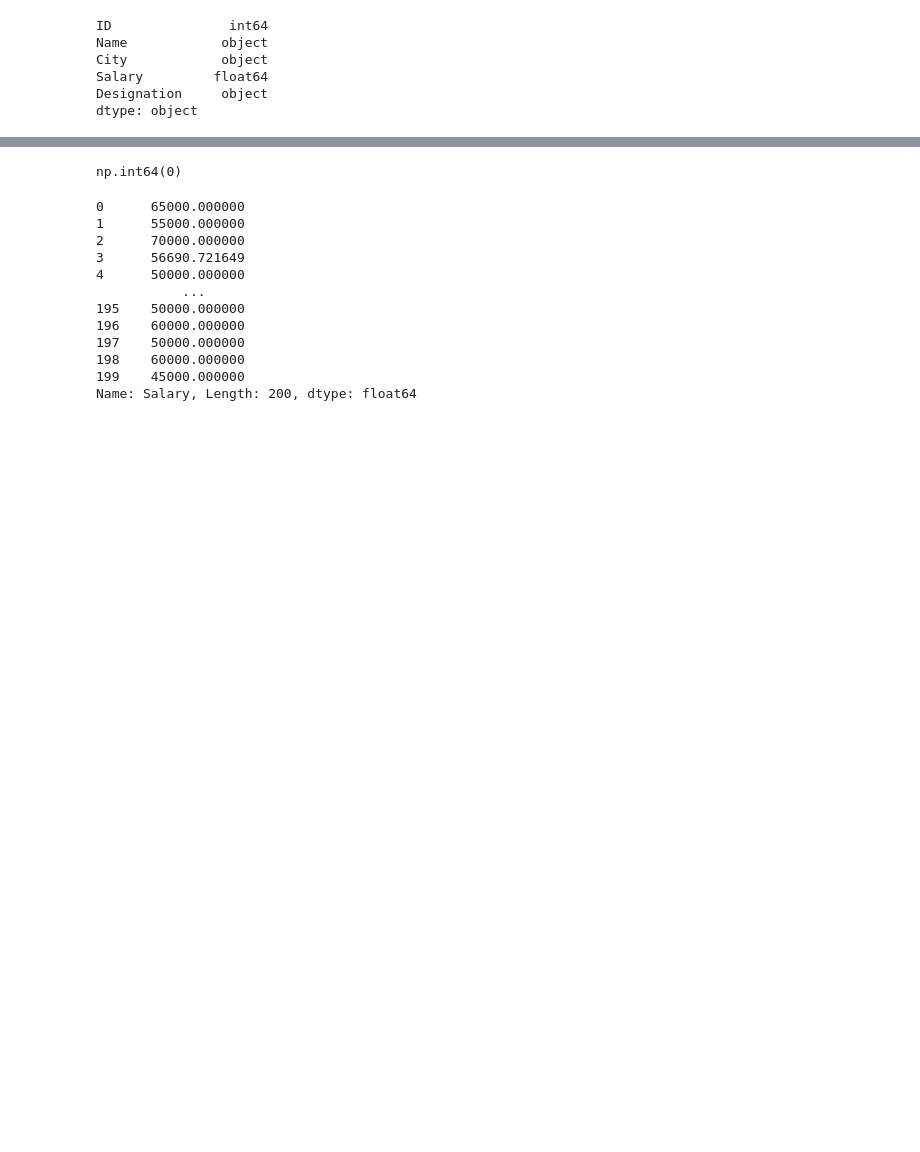
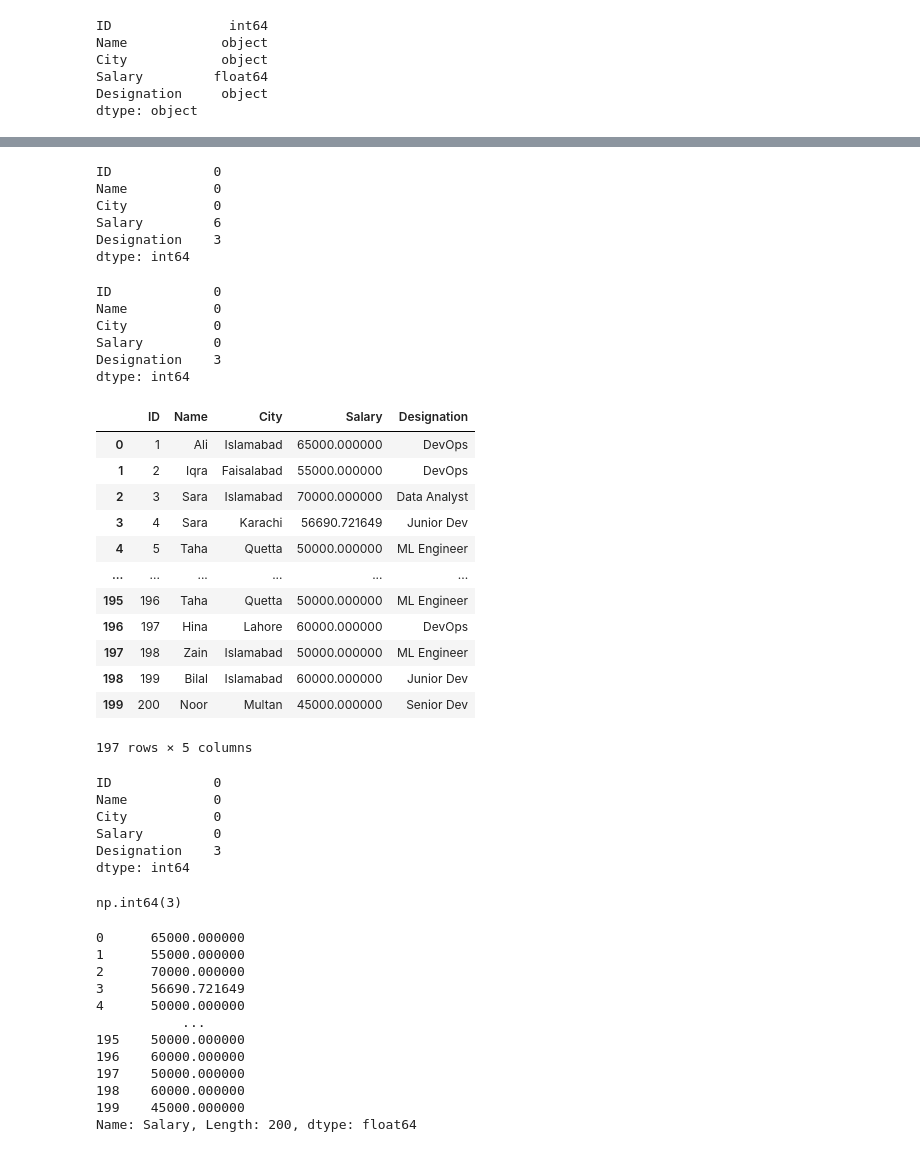
Before and after one commit to youhana-patras1/pandas, a Jupyter notebook: employees.ipynb, the cells around one changed output, grey strips where cells are left out. Saved outputs shown, nothing was run; the diff lists cells and outputs as text; code cells hidden in the pictures; blank space fills up the shorter version.

```diff
--- a/employees.ipynb
+++ b/employees.ipynb
@@ -143,0 +149,9 @@ df["Salary"] = df["Salary"].fillna(df["Salary"].mean())
+# %%
+df.isnull().sum()
+# %% [output]
+ID             0
+Name           0
+City           0
+Salary         6
+Designation    3
+dtype: int64
@@ -144,11 +161,43 @@ df["Salary"] = df["Salary"].fillna(df["Salary"].mean())
+# %%
+df.isnull().sum()
+# %% [output]
+ID             0
+Name           0
+City           0
+Salary         0
+Designation    3
+dtype: int64
 # %%
 # Remove missing Values rows
-# df.dropna
+df.dropna()
+# %% [output]
+|  | ID | Name | City | Salary | Designation |
+| 0 | 1 | Ali | Islamabad | 65000.000000 | DevOps |
+| 1 | 2 | Iqra | Faisalabad | 55000.000000 | DevOps |
+| 2 | 3 | Sara | Islamabad | 70000.000000 | Data Analyst |
+| 3 | 4 | Sara | Karachi | 56690.721649 | Junior Dev |
+| 4 | 5 | Taha | Quetta | 50000.000000 | ML Engineer |
+| ... | ... | ... | ... | ... | ... |
+| 195 | 196 | Taha | Quetta | 50000.000000 | ML Engineer |
+| 196 | 197 | Hina | Lahore | 60000.000000 | DevOps |
+| 197 | 198 | Zain | Islamabad | 50000.000000 | ML Engineer |
+| 198 | 199 | Bilal | Islamabad | 60000.000000 | Junior Dev |
+| 199 | 200 | Noor | Multan | 45000.000000 | Senior Dev |
+197 rows × 5 columns
+# %%
+df.isnull().sum()
+# %% [output]
+ID             0
+Name           0
+City           0
+Salary         0
+Designation    3
+dtype: int64
 # %%
 # Missing Values Counts
-df["Salary"].isnull().sum()
+df["Designation"].isnull().sum()
 # %% [output]
-np.int64(0)
+np.int64(3)
 # %%
 # Column Selection
 # Single Column Dekhna
```
Also changed, not shown: parts of 6 cells of this notebook.
